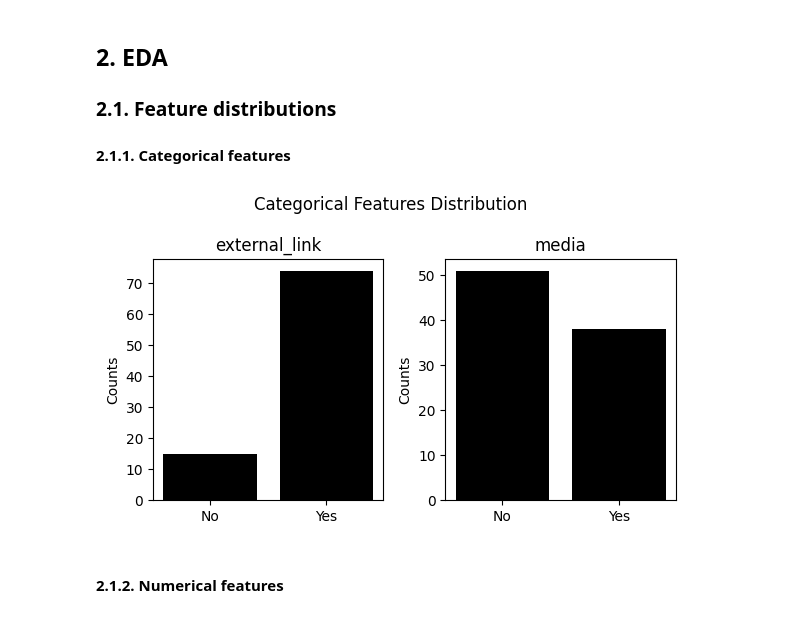
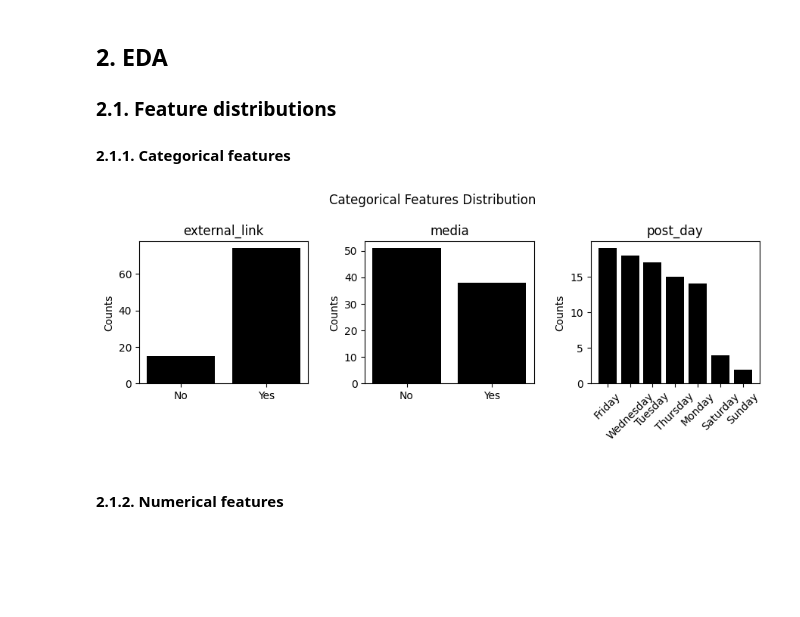
Before and after one commit to gperdrizet/linkedin_analytics, a Jupyter notebook: notebooks/post_impressions.ipynb, the cells around one changed output. Drawn from its saved outputs; the diff is of its cells as text; code cells hidden in the pictures; blank space fills up the shorter version.

Commit message:
Added post day to regression analysis

```diff
--- a/notebooks/post_impressions.ipynb
+++ b/notebooks/post_impressions.ipynb
@@ -48,2 +51,7 @@ memory usage: 3.8+ KB
 # %%
 data_df.drop(['post_url', 'post_text'], axis=1, inplace=True)
+# %%
+post_datetime = pd.to_datetime(data_df['post_date'])
+data_df['post_day'] = post_datetime.dt.day_name()
+data_df.drop(['post_date'], axis=1, inplace=True)
+data_df.head()
@@ -52,35 +83,35 @@ data_df.drop(['post_url', 'post_text'], axis=1, inplace=True)
 ### 2.1. Feature distributions
 #### 2.1.1. Categorical features
 # %%
-categorical_features = ['external_link', 'media']
+categorical_features = ['external_link', 'media', 'post_day']
 
-fig, axs = plt.subplots(1, 2, figsize=(6, 3.5))
+fig, axs = plt.subplots(1, 3, figsize=(9, 3.5))
 
 fig.suptitle('Categorical Features Distribution')
 
 for i, categorical_feature in enumerate(categorical_features):
 
     axs[i].bar(
         data_df[categorical_feature].value_counts().index,
         data_df[categorical_feature].value_counts().values,
         color='black'
     )
 
     if categorical_feature != 'post_day':
         axs[i].set_xticks([0, 1])
         axs[i].set_xticklabels(['No', 'Yes'])
 
     if categorical_feature == 'post_day':
         axs[i].set_xticks(range(len(data_df[categorical_feature].value_counts())))
         axs[i].set_xticklabels(data_df[categorical_feature].value_counts().index, rotation=45)
 
     axs[i].set_title(categorical_feature)
     axs[i].set_ylabel('Counts')
 
 fig.tight_layout()
 fig.show()
 # %% [output]
-[figure, old version]
+[figure, new version]
 # %% [markdown]
 #### 2.1.2. Numerical features
 # %%
```
Also changed, not shown: parts of 22 cells of this notebook.
